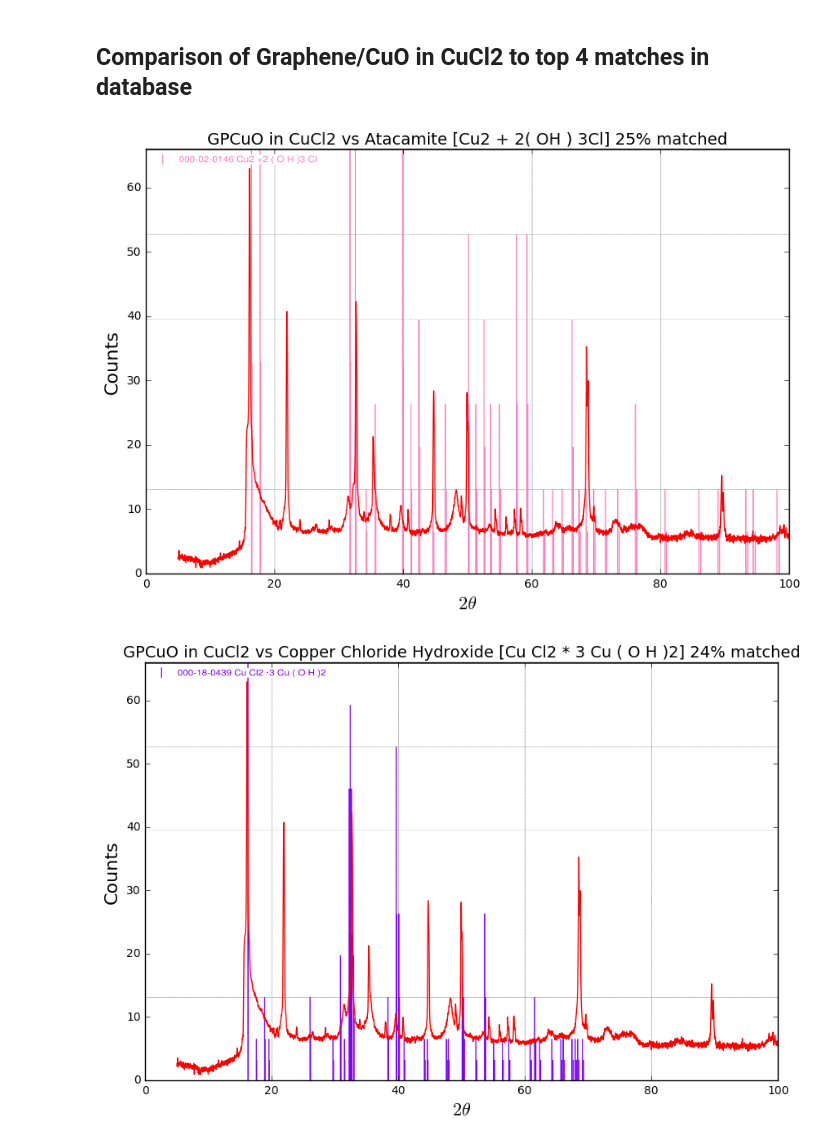
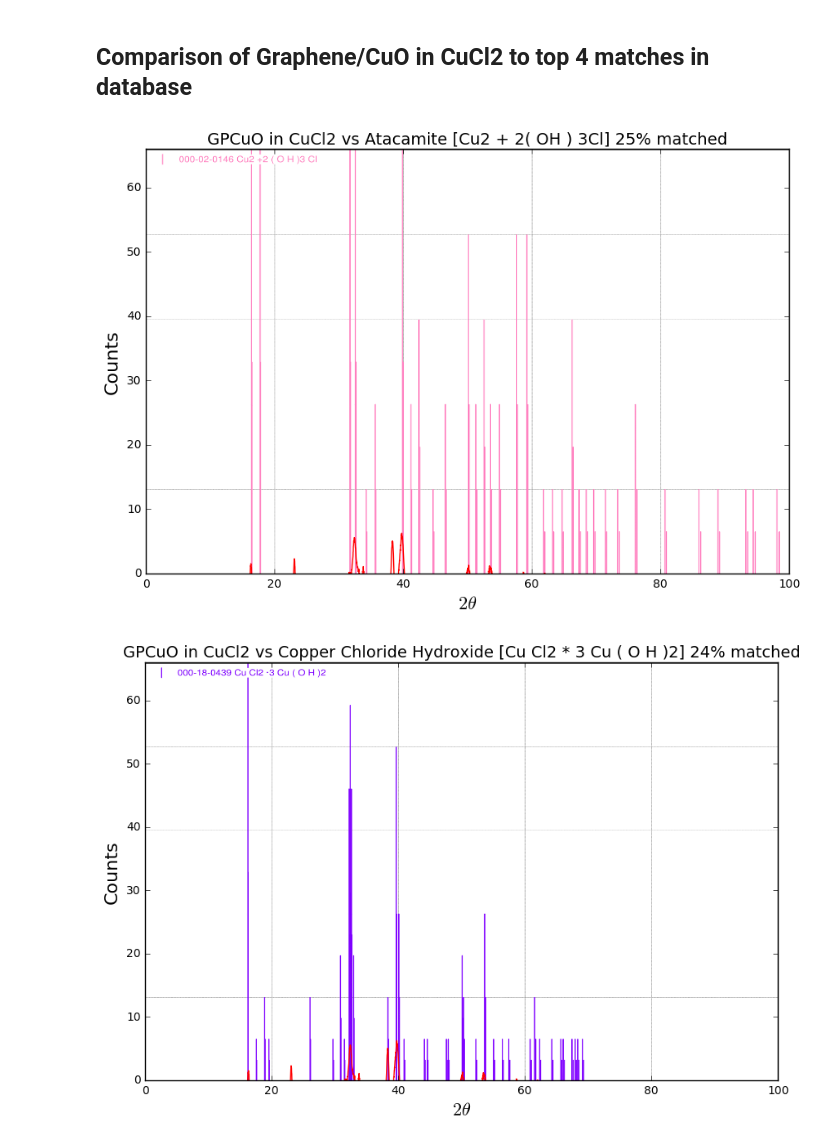
Before and after one commit to omki/xray_python, a Jupyter notebook: X-Ray.ipynb, the cells around one changed output. Saved outputs shown, nothing was run; the diff lists cells and outputs as text; code cells hidden in the pictures.

```diff
--- a/X-Ray.ipynb
+++ b/X-Ray.ipynb
@@ -52,34 +93,34 @@ from PIL import Image
 x = []
 y = []
 
-with open('xrd/CuOCuCl2_before.xy','r') as f:
+with open('xrd/Graphene_ZnO_in_CuCl2_before.xy','r') as f:
     reader = csv.reader(f, delimiter='\t')
     for row in reader:
         x.append(row[0])
         y.append(row[1])
 
 y = [np.log10(float(i))*20-66 for i in y]
 
 matchFileNamesTop = [['Atacamite', 'Cu2 + 2( OH ) 3Cl', '25%'],
                      ['Copper Chloride Hydroxide', 'Cu Cl2 * 3 Cu ( O H )2', '24%'],
                      ['Botallackite', 'Cu2 +2 Cl ( O H )3 ', '21%'],
                      ['Eriochalcite', 'Cu +2 Cl2 * 2 H2 O', '20%']]
 
 for mf in matchFileNamesTop:
     fig = plt.figure(figsize=(10, 7), dpi=100)
     # figure's title
     plt.title(r"GPCuO in CuCl2 vs " + mf[0] + " [" + mf[1] + "] " + mf[2] + " matched", fontsize=14)
     #img = Image.open("cytherea.jpg"),
     img = Image.open("graphs/" + mf[0] + "-1.png")
     img = img.crop( (116,1140,1587,2220) )
     #fig1, ax1 = plt.subplots()
     lines= plt.plot(x,y,'r', zorder=1)
     # ax1.set_yscale('log')
     plt.imshow(img, zorder=0, extent=[0, 100, 0, 66])
     plt.xlabel(r'$2 \theta$', fontsize=16)
     plt.ylabel('Counts', fontsize=16)
     plt.show()
     # plt.savefig('figures/Graphene_CuO_CuCl2_comparison_with_database/' + mf[0] + '_topmatch.png', transparent=True)
 # %% [output]
-[figure, old version]
+[figure, new version]
-[figure, old version]
+[figure, new version]
```
Also changed, not shown: parts of 2 cells of this notebook, 36 other files.
